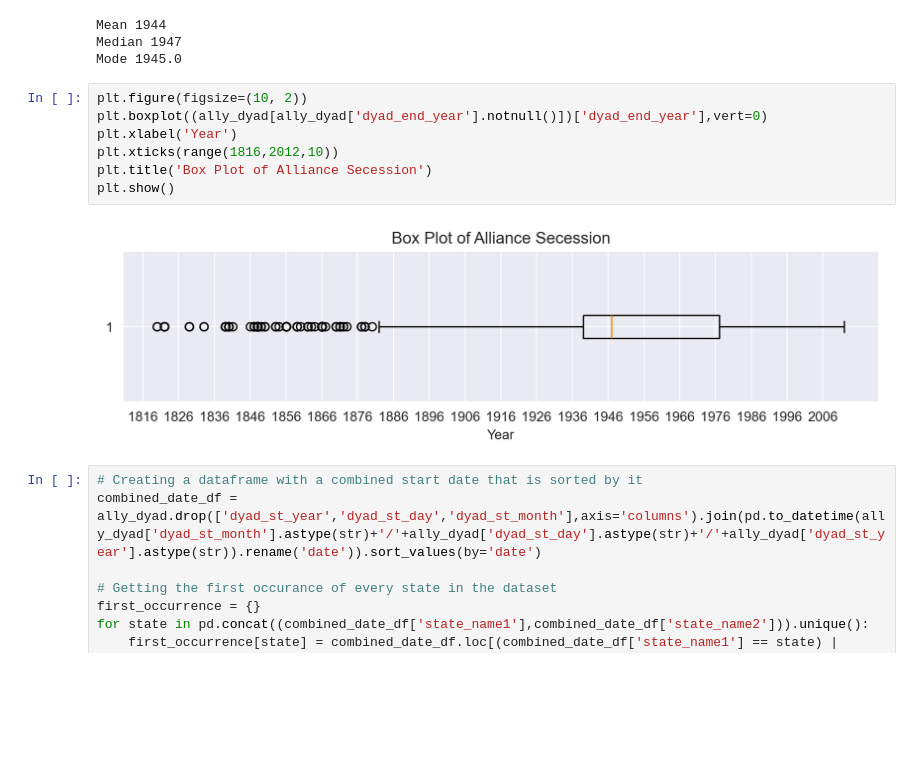
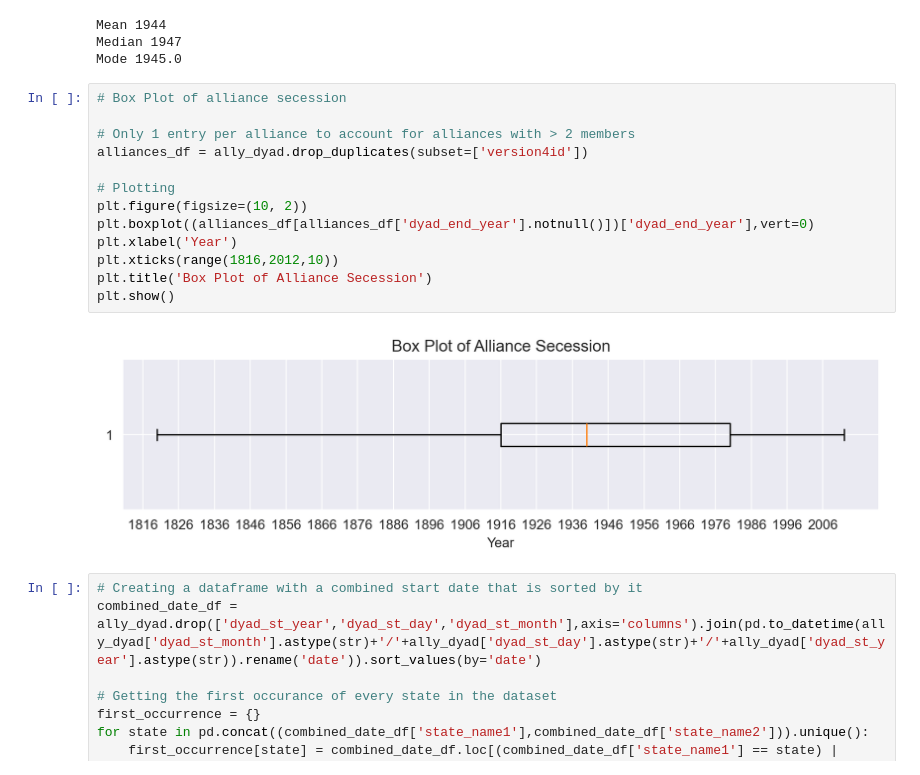
Before and after one commit to CRN91/Trade-Alliance-Network, a Jupyter notebook: alliance_dyad.ipynb, the cells around one changed output. Saved outputs shown, nothing was run; the diff lists cells and outputs as text; blank space fills up the shorter version.

```diff
--- a/alliance_dyad.ipynb
+++ b/alliance_dyad.ipynb
@@ -380,14 +389,20 @@ Mean 1944
 Median 1947
 Mode 1945.0
 # %%
+# Box Plot of alliance secession
+
+# Only 1 entry per alliance to account for alliances with > 2 members
+alliances_df = ally_dyad.drop_duplicates(subset=['version4id'])
+
+# Plotting
 plt.figure(figsize=(10, 2))
-plt.boxplot((ally_dyad[ally_dyad['dyad_end_year'].notnull()])['dyad_end_year'],vert=0)
+plt.boxplot((alliances_df[alliances_df['dyad_end_year'].notnull()])['dyad_end_year'],vert=0)
 plt.xlabel('Year')
 plt.xticks(range(1816,2012,10))
 plt.title('Box Plot of Alliance Secession')
 plt.show()
 # %% [output]
-[figure, old version]
+[figure, new version]
 # %%
 # Creating a dataframe with a combined start date that is sorted by it
 combined_date_df = ally_dyad.drop(['dyad_st_year','dyad_st_day','dyad_st_month'],axis='columns').join(pd.to_datetime(ally_dyad['dyad_st_month'].astype(str)+'/'+ally_dyad['dyad_st_day'].astype(str)+'/'+ally_dyad['dyad_st_year'].astype(str)).rename('date')).sort_values(by='date')
```
Also changed, not shown: parts of 8 cells of this notebook, 18 other files.
